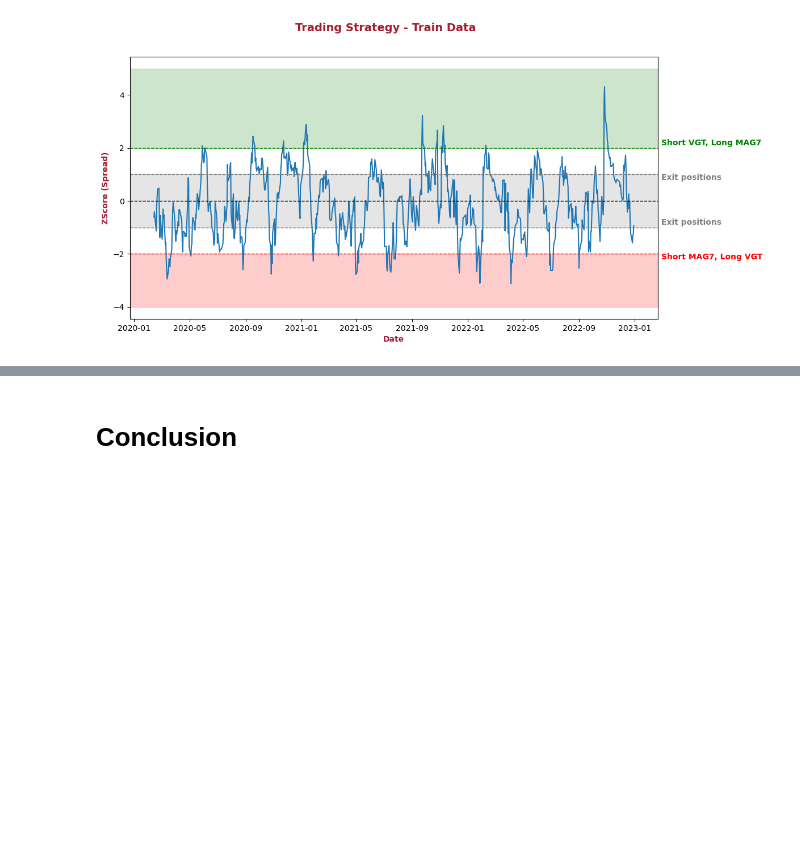
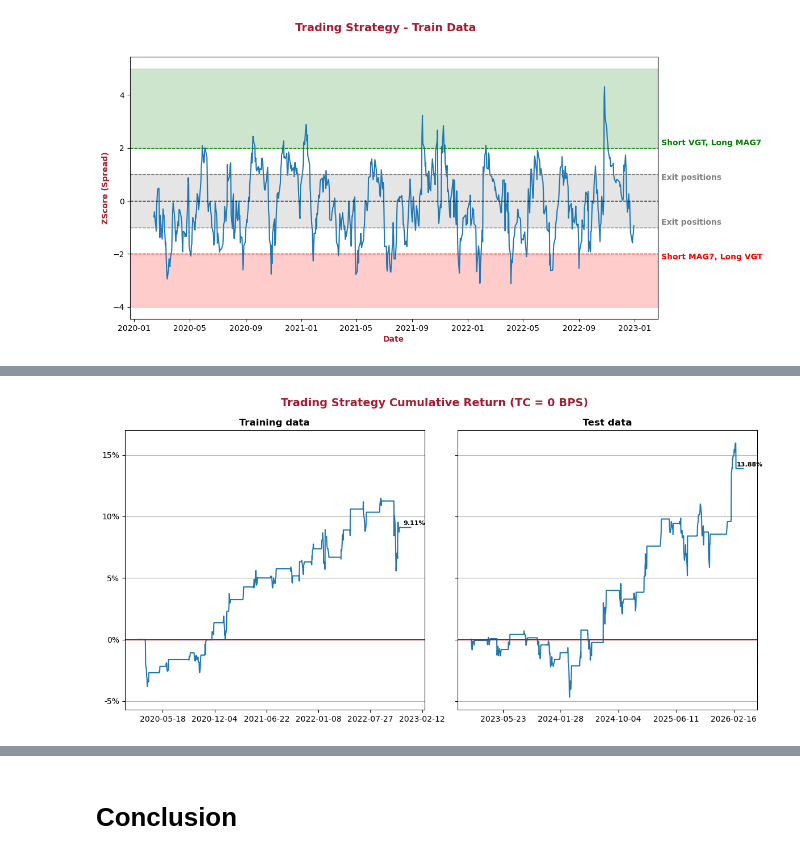
Before and after one commit to andrsanc/MAG7, a Jupyter notebook: Final Project.ipynb, the cells around one changed output, grey strips where cells are left out. Saved outputs shown, nothing was run; the diff lists cells and outputs as text; code cells hidden in the pictures; blank space fills up the shorter version.

Commit message:
introduce trading costs

```diff
--- a/Final Project.ipynb
+++ b/Final Project.ipynb
@@ -469,0 +407,80 @@ plt.show()
+# %%
+def trading_fun(df, vgt_initial_balance = 10000, mg7_initial_balance = 10000, tc_bps = 5):
+
+    # Add daily returns
+    df['VGT_Return'] = df['VGT'].pct_change(fill_method = None).fillna(0.0)
+    df['MAG7_Return'] = df['MAG7_OLS'].pct_change(fill_method = None).fillna(0.0)
+    df = df[['VGT', 'MAG7_OLS', 'Zscore', 'VGT_Return', 'MAG7_Return']].dropna()
+    trading_days = df.shape[0]
+
+    # Trading signals:
+    # Short VGT and Long MAG7 (Zscore > 2), or Long VGT and Short MAG7 (Zscore < 2), or exit position (-1 < Zscore < 1)
+    # If no trading signal, previous position carries over
+    df.loc[df["Zscore"] > 2, ["VGT_Signal", "MAG7_Signal"]] = [-1, 1]
+    df.loc[df["Zscore"] < -2, ["VGT_Signal", "MAG7_Signal"]] = [1, -1]
+    df.loc[(df["Zscore"] > -1) & (df["Zscore"] < 1), ["VGT_Signal", "MAG7_Signal"]] = [0, 0]
+    for c in ['VGT_Signal', 'MAG7_Signal']:
+        df[c] = df[c].ffill().fillna(0)
+
+    # Capture returns when position is Long or Short; account for trading costs
+    df['VGT_Return_Lag'] = [r * s for s, r in zip(df['VGT_Signal'].shift(1), df['VGT_Return'])]
+    df['VGT_Return_Lag'] = df['VGT_Return_Lag'].fillna(0)
+    df['VGT_Return_Lag'] = df['VGT_Return_Lag'] - (tc_bps * 0.0001)
+    df['MAG7_Return_Lag'] = [r * s for s, r in zip(df['MAG7_Signal'].shift(1), df['MAG7_Return'])]
+    df['MAG7_Return_Lag'] = df['MAG7_Return_Lag'].fillna(0)
+    df['MAG7_Return_Lag'] = df['MAG7_Return_Lag'] - (tc_bps * 0.0001)
+
+    # Calculate VGT and MAG7 balance
+    vgt_equity = [vgt_initial_balance]
+    mag7_equity = [mg7_initial_balance]
+
+    for d in range(1, trading_days):
+        vgt_equity = vgt_equity + [vgt_equity[d-1] * (1 + df['VGT_Return_Lag'].iloc[d])]
+        mag7_equity = mag7_equity + [mag7_equity[d-1] * (1 + df['MAG7_Return_Lag'].iloc[d])]
+    df['VGT_Equity'] = vgt_equity
+    df['MAG7_Equity'] = mag7_equity
+    df['Equity'] = df['VGT_Equity'] + df['MAG7_Equity']
+    df = df.drop(['VGT_Return_Lag', 'MAG7_Return_Lag'], axis = 1)
+    df['Equity_Return'] = df['Equity'].pct_change(fill_method = None).cumsum()
+
+    return df
+
+positions_train_df = trading_fun(stocks_train_df, vgt_initial_balance = 100000, mg7_initial_balance = 100000, tc_bps = 0)
+positions_test_df = trading_fun(stocks_test_df, vgt_initial_balance = 100000, mg7_initial_balance = 100000, tc_bps = 0)
+
+# Plot Equity Return
+fig, axes = plt.subplots(figsize = (12, 6), ncols = 2, sharey = True)
+
+# Training data
+axes[0].plot(positions_train_df.index, positions_train_df['Equity_Return'])
+axes[0].axhline(y = 0, color = crimson)
+axes[0].set_title('Training data', fontweight = 'bold')
+axes[0].yaxis.set_major_formatter(mticker.FuncFormatter(lambda x, _: f'{x:,.0%}'))
+axes[0].grid(axis = 'y')
+axes[0].xaxis.set_major_locator(mticker.MaxNLocator(nbins = 6))
+axes[0].annotate(f"{positions_train_df.tail(1)['Equity_Return'].iloc[0]:.2%}",
+                 xy = (positions_train_df.index.max(), positions_train_df.tail(1)['Equity_Return'].iloc[0]),
+                 xytext = (positions_train_df.index.max() - timedelta(days = 30), positions_train_df.tail(1)['Equity_Return'].iloc[0] + .002),
+                 fontsize = 8,
+                 weight = 'bold')
+
+# Test data
+axes[1].plot(positions_test_df.index, positions_test_df['Equity_Return'])
+axes[1].axhline(y = 0, color = crimson)
+axes[1].set_title('Test data', fontweight = 'bold')
+axes[1].yaxis.set_major_formatter(mticker.FuncFormatter(lambda x, _: f'{x:,.0%}'))
+axes[1].grid(axis = 'y')
+axes[1].xaxis.set_major_locator(mticker.MaxNLocator(nbins = 6))
+axes[1].annotate(f"{positions_test_df.tail(1)['Equity_Return'].iloc[0]:.2%}",
+                 xy = (positions_test_df.index.max(), positions_test_df.tail(1)['Equity_Return'].iloc[0]),
+                 xytext = (positions_test_df.index.max() - timedelta(days = 30), positions_test_df.tail(1)['Equity_Return'].iloc[0] + .002),
+                 fontsize = 8,
+                 weight = 'bold')
+
+# Plot Layout
+fig.suptitle('Trading Strategy Cumulative Return (TC = 0 BPS)', fontsize = 14, fontweight = 'bold', color = '#A51C30')
+fig.tight_layout()
+fig.subplots_adjust(wspace = 0.11)
+plt.show()
+# %% [output]
+[figure, added]
```
Also changed, not shown: parts of 14 cells of this notebook.
